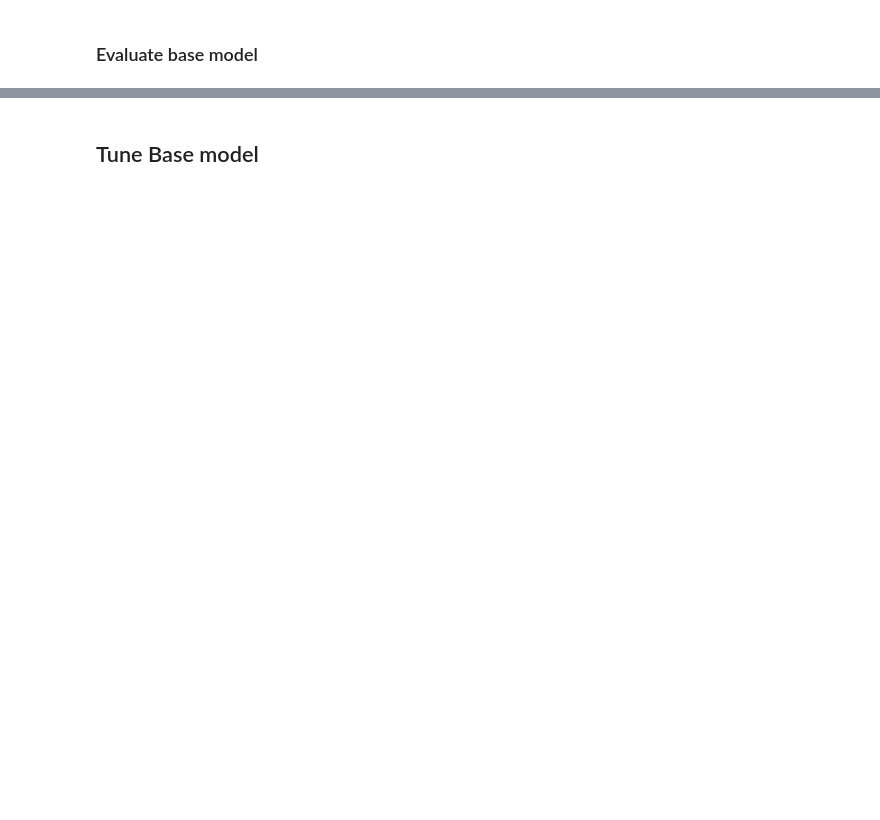
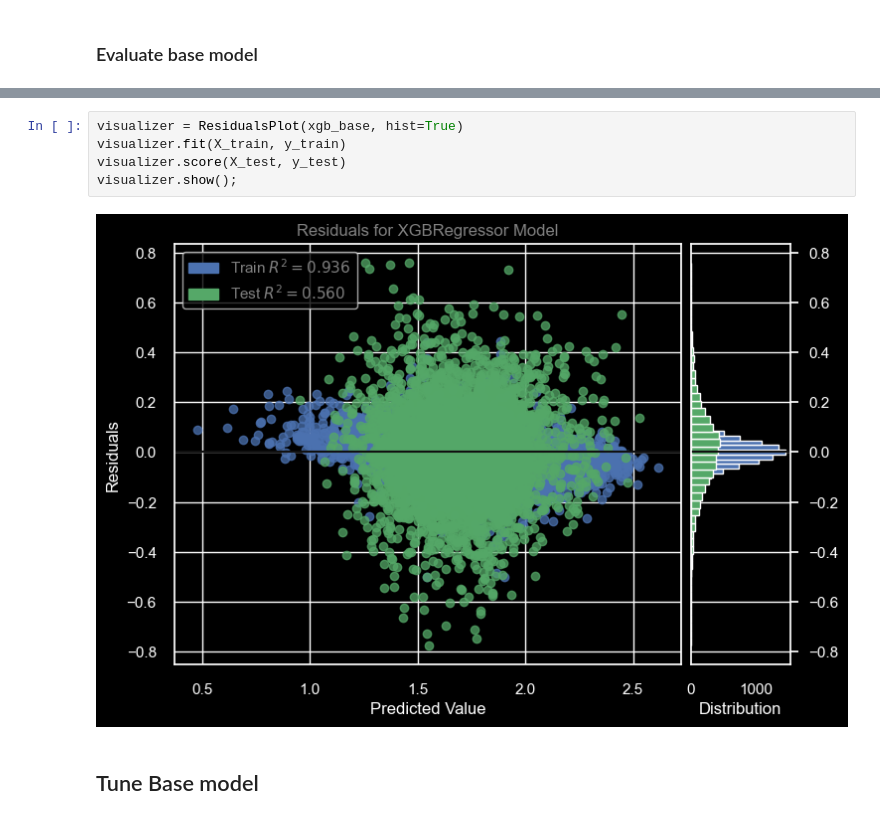
Before and after one commit to does-not-compile/AirQo-Ugandan-Air-Quality-Forecast-Challenge, a Jupyter notebook: notebooks/model_final.ipynb, the cells around one changed output, grey strips where cells are left out. Cells and saved outputs as stored; diff of their text form; blank space fills up the shorter version.

```diff
--- a/notebooks/model_final.ipynb
+++ b/notebooks/model_final.ipynb
@@ -130,3 +165,10 @@ RMSE with log(features) w/o hours as feature and log(target):  28.77078268283199
+# %%
+visualizer = ResidualsPlot(xgb_base, hist=True)
+visualizer.fit(X_train, y_train)
+visualizer.score(X_test, y_test)
+visualizer.show();
+# %% [output]
+[figure, added]
 # %% [markdown]
 ## Tune Base model
 # %%
```
Also changed, not shown: parts of 22 cells of this notebook, 6 other files.
